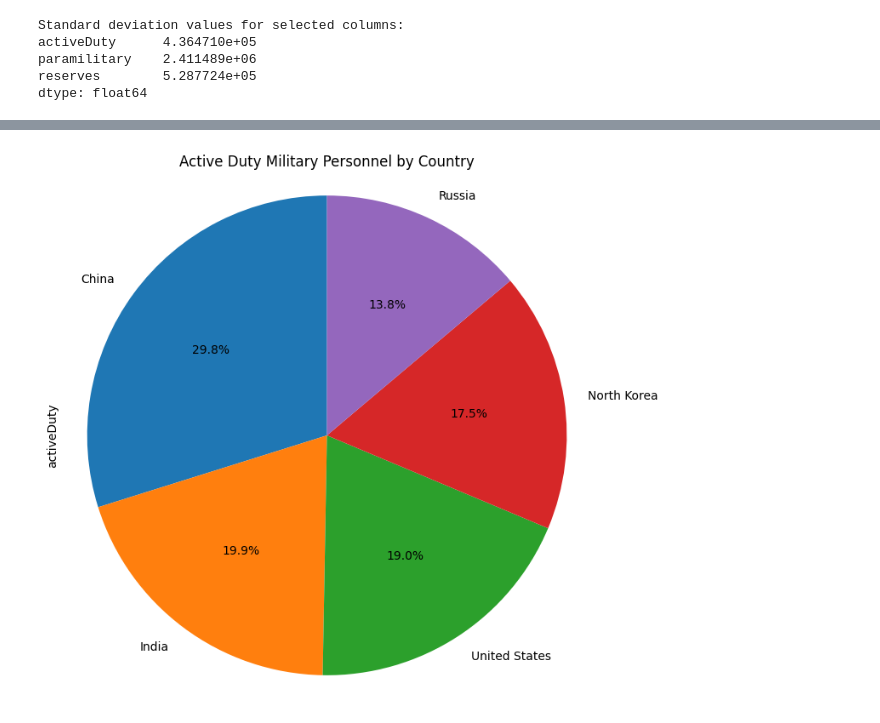
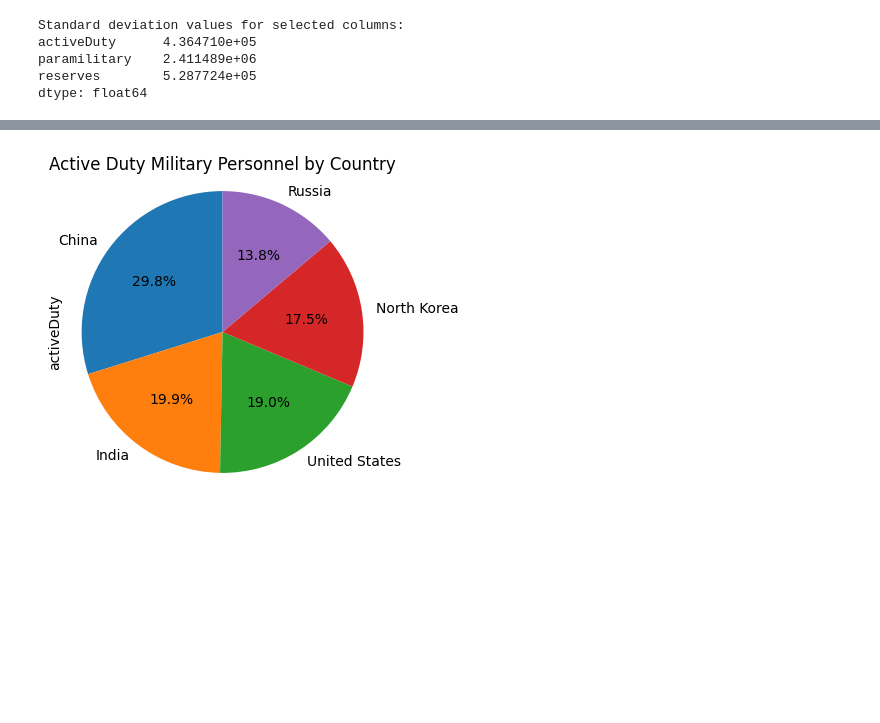
Before and after one commit to Gouravspopale/Research, a Jupyter notebook: Army.ipynb, the cells around one changed output, grey strips where cells are left out. Cells and saved outputs as stored; diff of their text form; code cells hidden in the pictures; blank space fills up the shorter version.

```diff
--- a/Army.ipynb
+++ b/Army.ipynb
@@ -189,25 +205,25 @@ dtype: object
 # %%
 import pandas as pd
 import matplotlib.pyplot as plt
 
 # Sample DataFrame
 data = {
     'country':        ['China', 'India', 'United States', 'North Korea', 'Russia'],
     'activeDuty':     [2185000, 1455550, 1388100, 1280000, 1014000],
     'paramilitary':   [660000, 2526950, 0, 5889000, 554000],
     'reserves':       [1170000, 1155000, 844950, 600000, 2000000],
     'total':          [4015000, 5137500, 2233050, 7769000, 3568000],
     'population2022': [1448471.4, 1406631.776, 334805.269, 25990.679, 145805.947]
 }
 
 Army = pd.DataFrame(data)
 
 # Plotting a pie chart based on the 'activeDuty' column
-plt.figure(figsize=(8, 8))
+plt.figure(figsize=(4, 4))
 Army.set_index('country')['activeDuty'].plot.pie(autopct='%1.1f%%', startangle=90)
 
 plt.title('Active Duty Military Personnel by Country')
 plt.axis('equal')  # Equal aspect ratio ensures that pie is drawn as a circle.
 plt.show()
 # %% [output]
-[figure, old version]
+[figure, new version]
```
Also changed, not shown: parts of 5 cells of this notebook.
